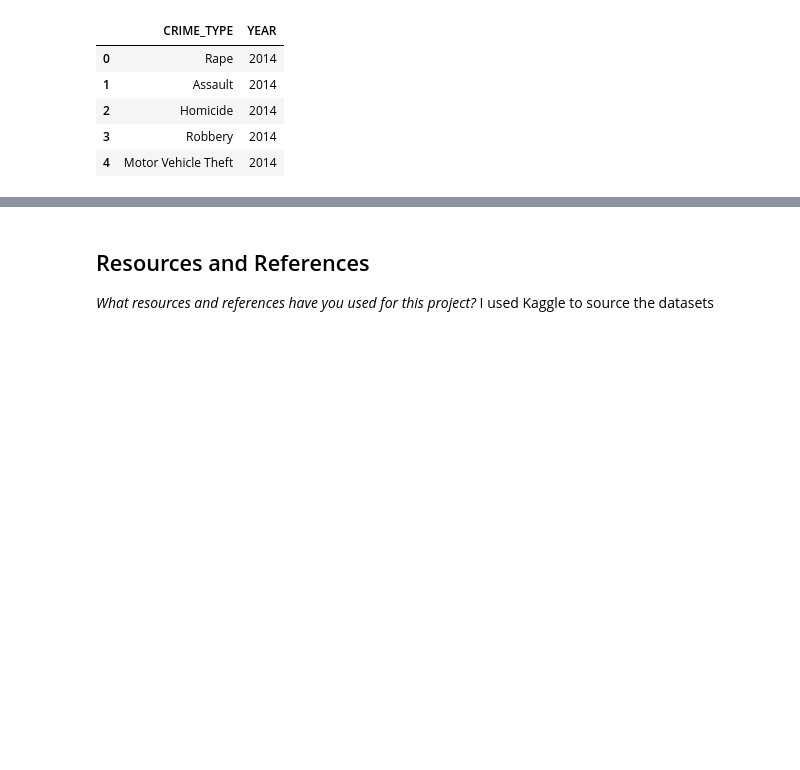
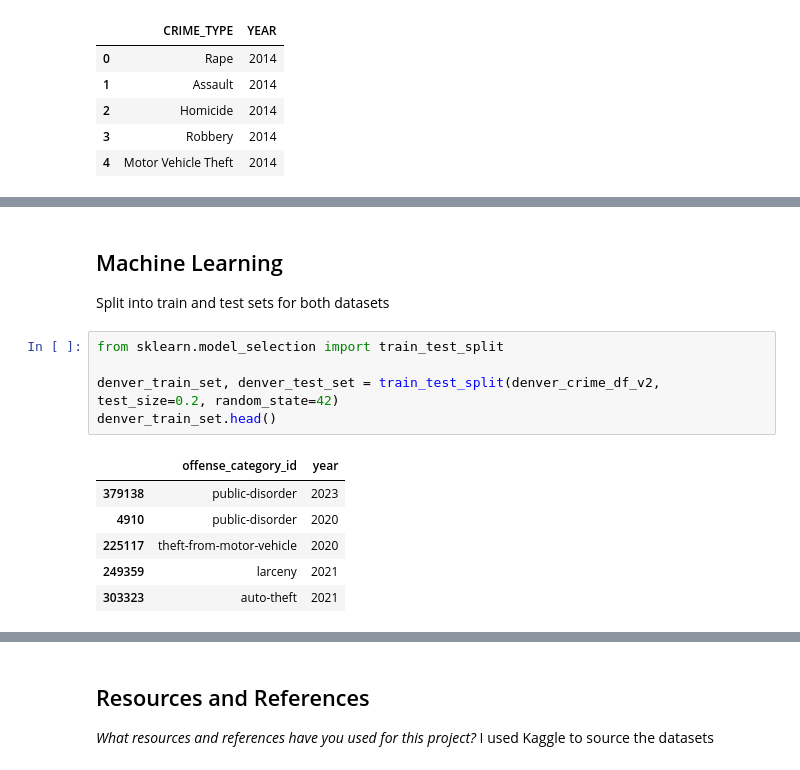
Before and after one commit to IT4063C-Fall23/final-project-jeremylshepherd, a Jupyter notebook: source.ipynb, the cells around one changed output, grey strips where cells are left out. Saved outputs shown, nothing was run; the diff lists cells and outputs as text; blank space fills up the shorter version.

Commit message:
ML - create training/testing sets

```diff
--- a/source.ipynb
+++ b/source.ipynb
@@ -363,0 +384,16 @@ seattle_crime_df_v2.head()
+# %% [markdown]
+## Machine Learning
+
+Split into train and test sets for both datasets
+# %%
+from sklearn.model_selection import train_test_split
+
+denver_train_set, denver_test_set = train_test_split(denver_crime_df_v2, test_size=0.2, random_state=42)
+denver_train_set.head()
+# %% [output]
+|  | offense_category_id | year |
+| 379138 | public-disorder | 2023 |
+| 4910 | public-disorder | 2020 |
+| 225117 | theft-from-motor-vehicle | 2020 |
+| 249359 | larceny | 2021 |
+| 303323 | auto-theft | 2021 |
```
Also changed, not shown: parts of 5 cells of this notebook, 2 other files.
